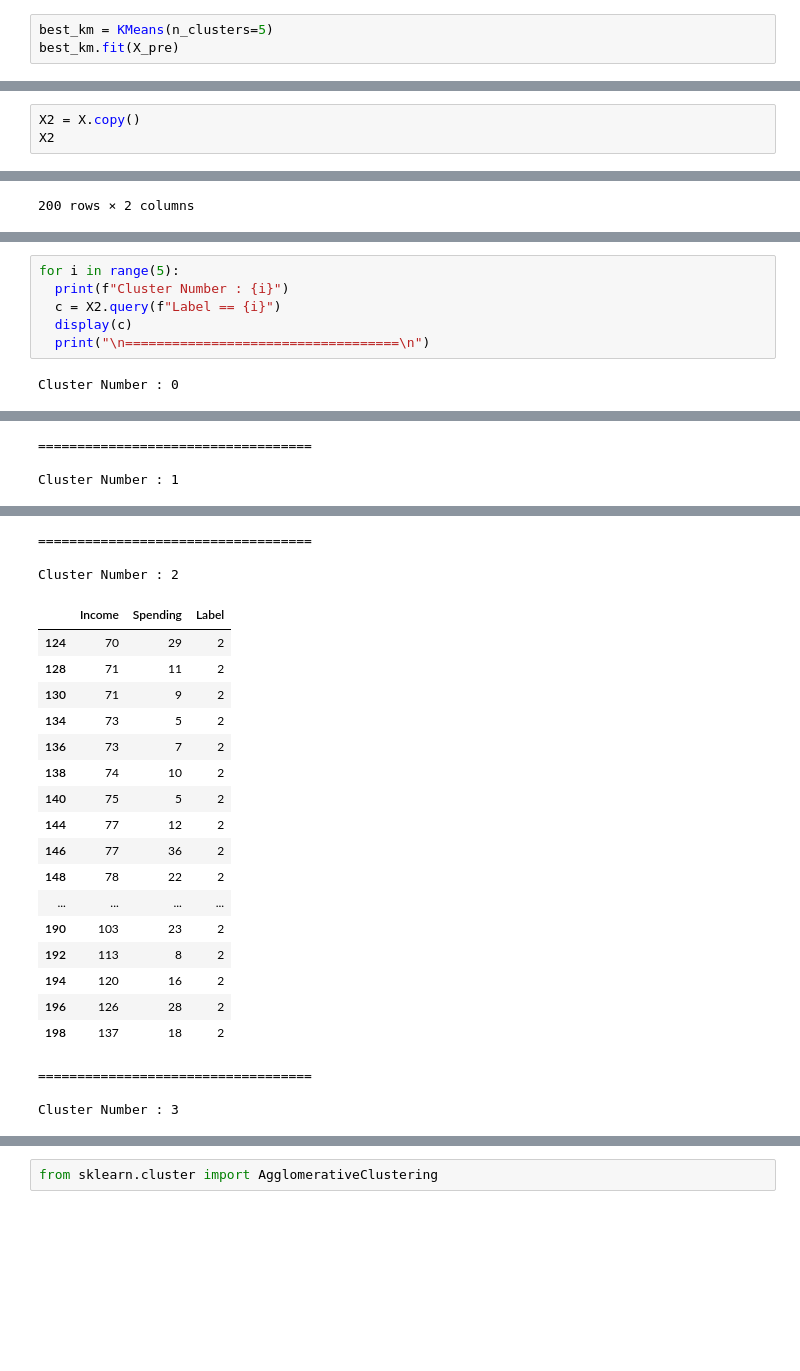
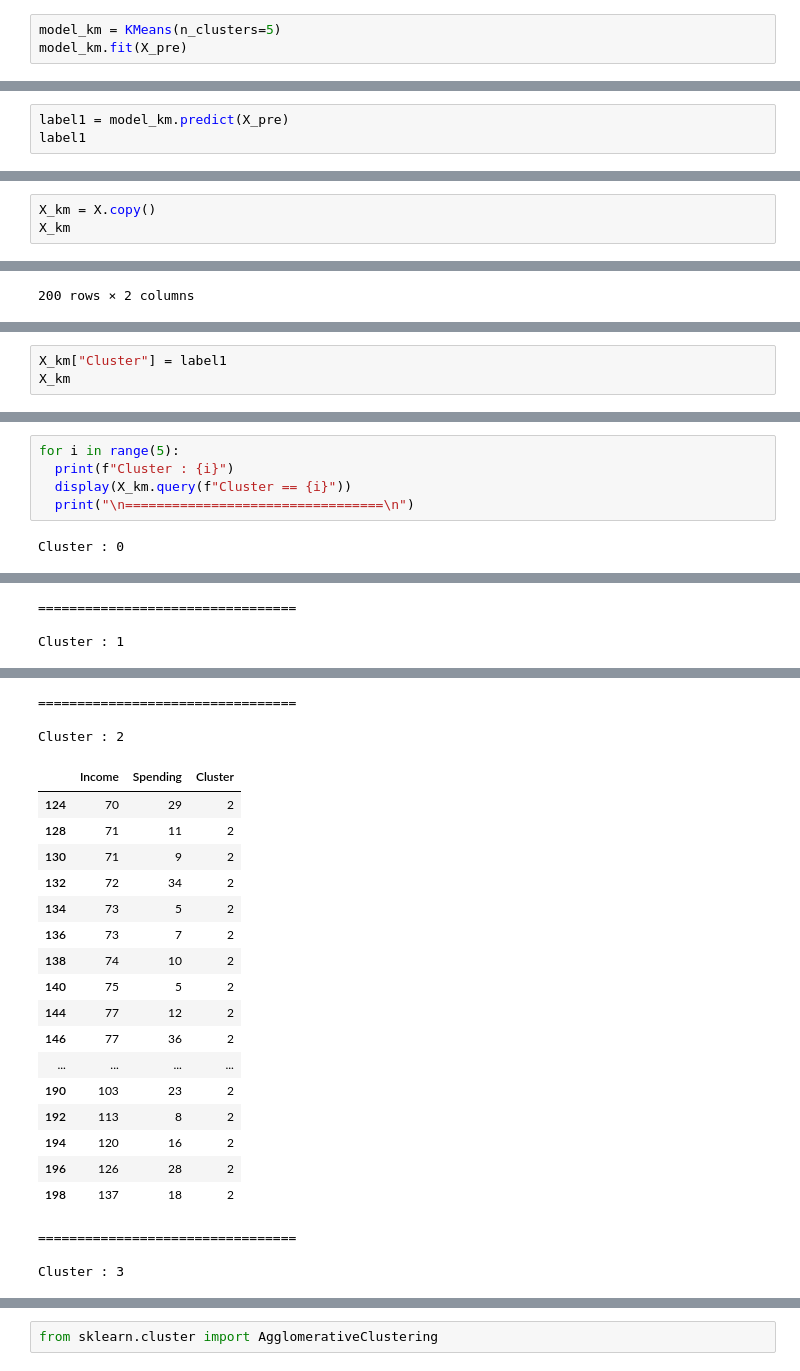
Before and after one commit to utkarshg1/Test1, a Jupyter notebook: Clustering.ipynb, the cells around one changed output, grey strips where cells are left out. Cells and saved outputs as stored; diff of their text form; blank space fills up the shorter version.

```diff
--- a/Clustering.ipynb
+++ b/Clustering.ipynb
@@ -131,5 +136,8 @@ visualizer.show()
 # %%
-best_km = KMeans(n_clusters=5)
-best_km.fit(X_pre)
+model_km = KMeans(n_clusters=5)
+model_km.fit(X_pre)
 # %% [output]
 KMeans(n_clusters=5)
+# %%
+label1 = model_km.predict(X_pre)
+label1
@@ -136,6 +155,6 @@ KMeans(n_clusters=5)
 # %%
-X2 = X.copy()
-X2
+X_km = X.copy()
+X_km
 # %% [output]
 |  | Income | Spending |
 | 0 | 15 | 39 |
@@ -164,0 +172,3 @@ X2.head()
+# %%
+X_km["Cluster"] = label1
+X_km
@@ -184,9 +208,8 @@ X2.query("Label == 0")
 | 45 | 39 | 65 | 0 |
 # %%
 for i in range(5):
-  print(f"Cluster Number : {i}")
-  c = X2.query(f"Label == {i}")
-  display(c)
-  print("\n===================================\n")
+  print(f"Cluster : {i}")
+  display(X_km.query(f"Cluster == {i}"))
+  print("\n=================================\n")
 # %% [output]
-Cluster Number : 0
+Cluster : 0
@@ -207,6 +230,6 @@ Cluster Number : 0
 | 39 | 37 | 75 | 0 |
 | 41 | 38 | 92 | 0 |
 | 45 | 39 | 65 | 0 |
-===================================
+=================================
 
-Cluster Number : 1
+Cluster : 1
@@ -214,39 +237,39 @@ Cluster Number : 1
 | 123 | 69 | 91 | 1 |
 | 125 | 70 | 77 | 1 |
 | 127 | 71 | 95 | 1 |
 | 129 | 71 | 75 | 1 |
 | 131 | 71 | 75 | 1 |
 | 133 | 72 | 71 | 1 |
 | 135 | 73 | 88 | 1 |
 | 137 | 73 | 73 | 1 |
 | 139 | 74 | 72 | 1 |
 | 141 | 75 | 93 | 1 |
 | ... | ... | ... | ... |
 | 191 | 103 | 69 | 1 |
 | 193 | 113 | 91 | 1 |
 | 195 | 120 | 79 | 1 |
 | 197 | 126 | 74 | 1 |
 | 199 | 137 | 83 | 1 |
-===================================
+=================================
 
-Cluster Number : 2
+Cluster : 2
-|  | Income | Spending | Label |
+|  | Income | Spending | Cluster |
 | 124 | 70 | 29 | 2 |
 | 128 | 71 | 11 | 2 |
 | 130 | 71 | 9 | 2 |
+| 132 | 72 | 34 | 2 |
 | 134 | 73 | 5 | 2 |
 | 136 | 73 | 7 | 2 |
 | 138 | 74 | 10 | 2 |
 | 140 | 75 | 5 | 2 |
 | 144 | 77 | 12 | 2 |
 | 146 | 77 | 36 | 2 |
-| 148 | 78 | 22 | 2 |
 | ... | ... | ... | ... |
 | 190 | 103 | 23 | 2 |
 | 192 | 113 | 8 | 2 |
 | 194 | 120 | 16 | 2 |
 | 196 | 126 | 28 | 2 |
 | 198 | 137 | 18 | 2 |
-===================================
+=================================
 
-Cluster Number : 3
+Cluster : 3
```
Also changed, not shown: parts of 52 cells of this notebook.
